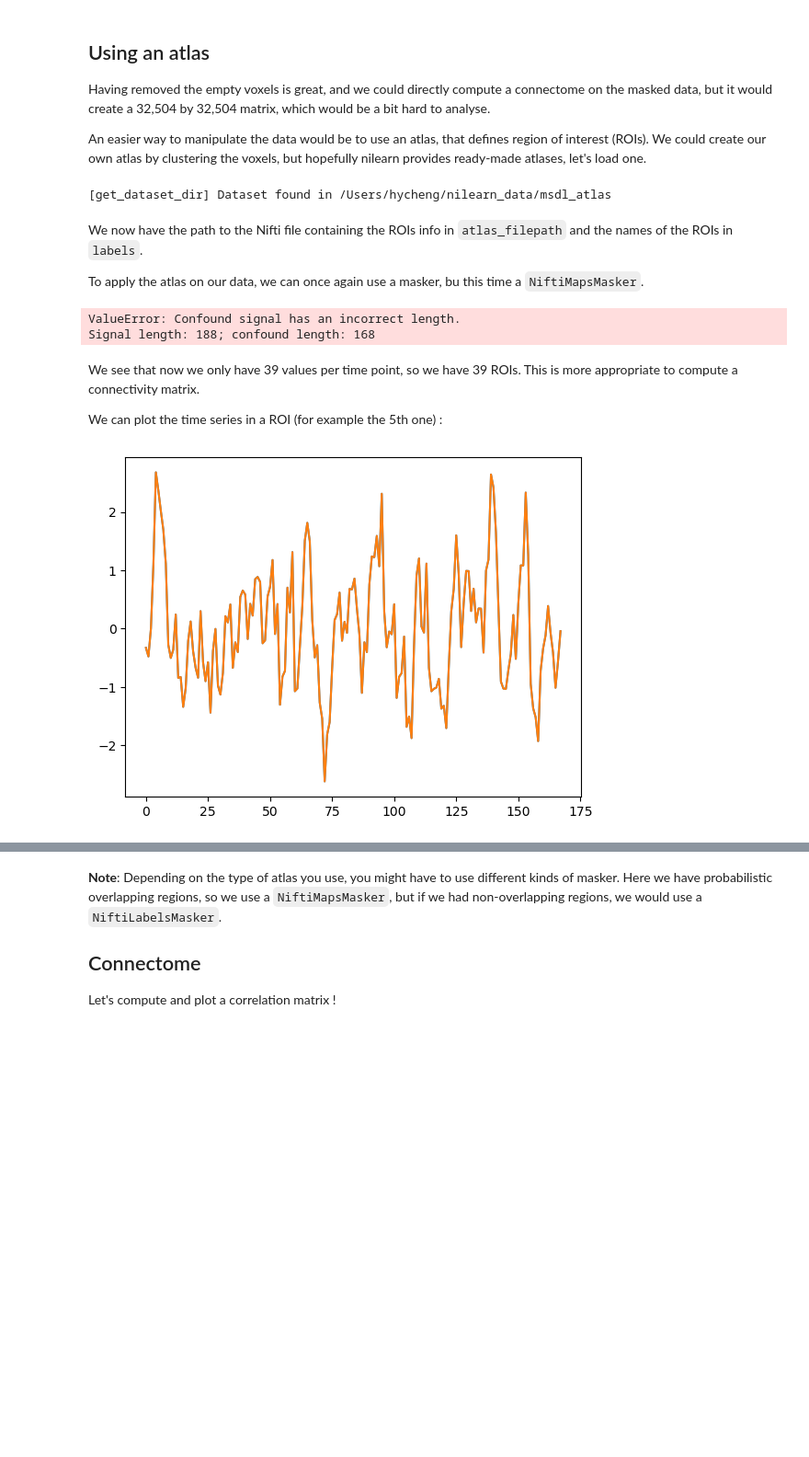
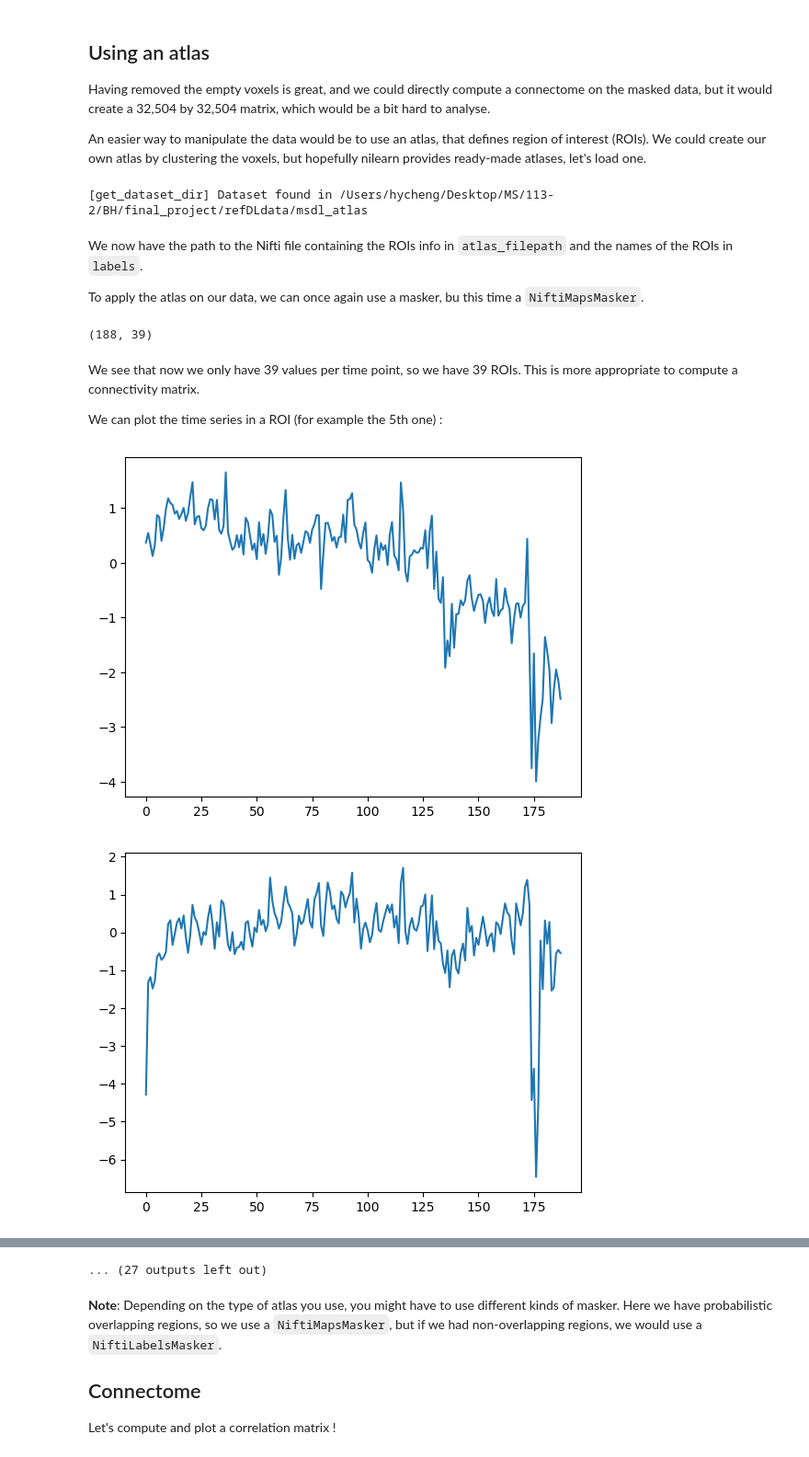
Before and after one commit to SkyStream5240/brainhack2025, a Jupyter notebook: projectVisualizeTest.ipynb, the cells around one changed output, grey strips where cells are left out. Shown at 92% size. Saved outputs shown, nothing was run; the diff lists cells and outputs as text; code cells hidden in the pictures; blank space fills up the shorter version.

Commit message:
Succeed in trying parcellation on existing image (subject02 - 1st run)

```diff
--- a/projectVisualizeTest.ipynb
+++ b/projectVisualizeTest.ipynb
@@ -3,14 +3,15 @@
 
 ## Loading the data
 # %%
-from nilearn import datasets
+from nilearn import datasets, plotting
+import numpy as np
 
-data_dir = None # change this variable with the path where you want nilearn to download
+data_dir = '/Users/hycheng/Desktop/MS/113-2/BH/final_project/refDLdata' # change this variable with the path where you want nilearn to download
                 # the data, if you leave None, the default will be '~/nilearn_data'
 
 # Loading the functional datasets
-data = datasets.fetch_development_fmri(n_subjects=1, data_dir=data_dir)
+# data = datasets.fetch_development_fmri(n_subjects=1, data_dir=data_dir)
 # data =
 
 # you can use the .keys() method to check what's in the dataset
-data.keys()
+# data.keys()
@@ -43,6 +21,6 @@ usage is unrestricted for non-commercial research purposes.
 # %%
 # data.func contains the paths to the Nifti files (the files containing fMRI data)
 # fmri_filepath = data.func[0]
-fmri_filepath = '/Users/hycheng/Desktop/MS/113-2/BH/ses-00/sub-02/func/F1/mswaF1_ep2d_moco_4mm_240_1-6_20230612155952_8.nii'
+fmri_filepath = '/Users/hycheng/Desktop/MS/113-2/BH/final_project/ses-00/sub-02/func/F1/mswaF1_ep2d_moco_4mm_240_1-6_20230612155952_8.nii'
 print(fmri_filepath)
 # %% [output]
@@ -154,7 +120,7 @@ atlas_dataset = datasets.fetch_atlas_msdl(data_dir=data_dir)
 atlas_filepath = atlas_dataset.maps
 labels = atlas_dataset.labels
 # %% [output]
-[get_dataset_dir] Dataset found in /Users/hycheng/nilearn_data/msdl_atlas
+[get_dataset_dir] Dataset found in /Users/hycheng/Desktop/MS/113-2/BH/final_project/refDLdata/msdl_atlas
 # %% [markdown]
 We now have the path to the Nifti file containing the ROIs info in `atlas_filepath` and the names of the ROIs in `labels`.
 
@@ -162,19 +128,21 @@ To apply the atlas on our data, we can once again use a masker, bu this time a `
 # %%
 from nilearn.input_data import NiftiMapsMasker
 
-atlas_masker = NiftiMapsMasker(maps_img=atlas_filepath, standardize=True)
+atlas_masker = NiftiMapsMasker(maps_img=atlas_filepath, standardize=True,
+                               resampling_target="data")
 
-data_in_atlas = atlas_masker.fit_transform(fmri_filepath, confounds=data.confounds)
+data_in_atlas = atlas_masker.fit_transform(fmri_filepath, confounds=None)# fmri_img.confounds
 data_in_atlas.shape
 # %% [output]
-ValueError: Confound signal has an incorrect length.
-Signal length: 188; confound length: 168
+(188, 39)
 # %% [markdown]
 We see that now we only have 39 values per time point, so we have 39 ROIs. This is more appropriate to compute a connectivity matrix.
 
 We can plot the time series in a ROI (for example the 5th one) :
 # %%
-plt.plot(data_in_atlas[:,4])
-plt.show()
+for i in range(39):
+    plt.plot(data_in_atlas[:,i])
+    plt.show()
 # %% [output]
-[figure, old version]
+[figure, new version]
+[figure, added]
@@ -181,3 +159,4 @@ plt.show()
+... (27 outputs left out)
 # %% [markdown]
 **Note**: Depending on the type of atlas you use, you might have to use different kinds of masker. Here we have probabilistic overlapping regions, so we use a `NiftiMapsMasker`, but if we had non-overlapping regions, we would use a `NiftiLabelsMasker`.
 
```
Also changed, not shown: parts of 12 cells of this notebook.
